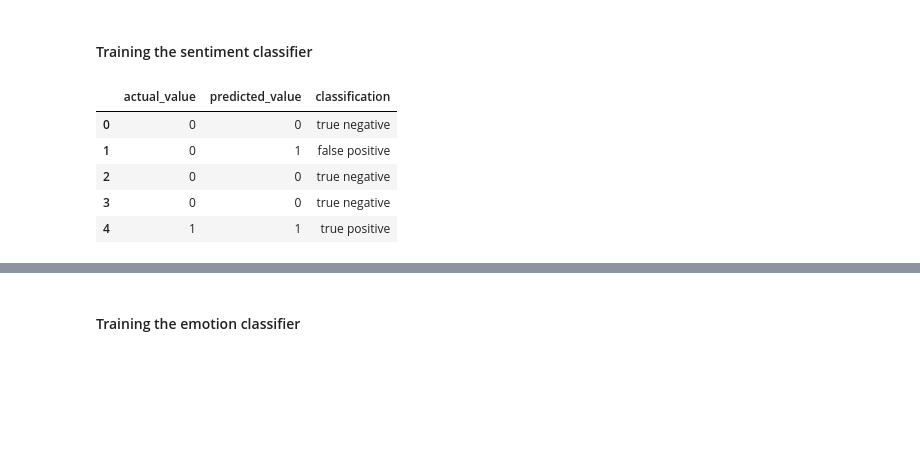
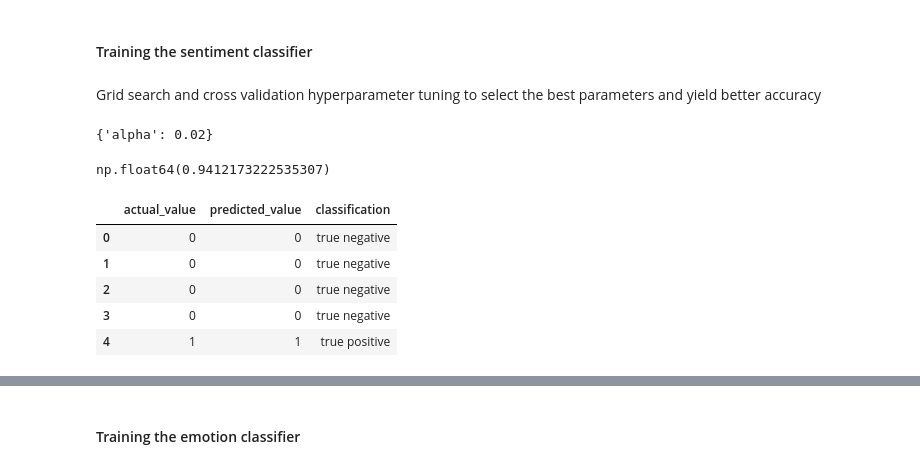
Before and after one commit to hyoaru/anonalyze-process, a Jupyter notebook: models/sentiment-emotion-classification/model-training-process.ipynb, the cells around one changed output, grey strips where cells are left out. Cells and saved outputs as stored; diff of their text form; code cells hidden in the pictures; blank space fills up the shorter version.

Commit message:
[add] cross validation to improve models accuracy

```diff
--- a/models/sentiment-emotion-classification/model-training-process.ipynb
+++ b/models/sentiment-emotion-classification/model-training-process.ipynb
@@ -310,6 +351,22 @@ x_sentiment_train, x_sentiment_test, y_sentiment_train, y_sentiment_test = train
   test_size=0.25,
   random_state=42,
   stratify=y_sentiment, )
+
+selector_sentiment.fit(
+  vectorizer.transform(x_sentiment_train),
+  y_sentiment_train, )
+
+x_sentiment_train_selected = (
+  Transformer(x_sentiment_train)
+  .vectorizer()
+  .selector(selector_sentiment)
+  .get_value())
+
+x_sentiment_test_selected = (
+  Transformer(x_sentiment_test)
+  .vectorizer()
+  .selector(selector_sentiment)
+  .get_value())
 # %%
 x_emotion_train, x_emotion_test, y_emotion_train, y_emotion_test = train_test_split(
   x, y_emotion,
@@ -325,26 +394,50 @@ model_sentiment = MultinomialNB(alpha=1).fit(
+# %%
+model_sentiment = MultinomialNB()
+# %% [markdown]
+Grid search and cross validation hyperparameter tuning to select the best parameters and yield better accuracy
+# %%
+gridsearch_model_sentiment = GridSearchCV(
+  estimator=model_sentiment,
+  param_grid={'alpha': [0.02, 0.05, 0.1, 0.2, 0.3, 0.4, 0.8, 0.9, 1.0, 1.1, 1.2]},
+  cv=5,
+  scoring='accuracy', )
+
+gridsearch_model_sentiment.fit(
+  x_sentiment_train_selected,
+  y_sentiment_train, )
+
+gridsearch_model_sentiment.best_params_
+# %% [output]
+{'alpha': 0.02}
+# %%
+gridsearch_model_sentiment.best_score_
+# %% [output]
+np.float64(0.9412173222535307)
+# %%
+model_sentiment = gridsearch_model_sentiment.best_estimator_
 # %%
 df_sentiment_results = pd.DataFrame({
   'actual_value': y_sentiment_test,
-  'predicted_value': model_sentiment.predict(transformer.transform(x_sentiment_test))
+  'predicted_value': model_sentiment.predict(x_sentiment_test_selected)
 })
 
 df_sentiment_results['classification'] = df_sentiment_results.apply(
   lambda x:
     'true positive' if x['actual_value'] == 1 and x['predicted_value'] == 1 else
     'true negative' if x['actual_value'] == 0 and x['predicted_value'] == 0 else
     'true neutral' if x['actual_value'] == 2 and x['predicted_value'] == 2 else
     'false positive' if x['actual_value'] != 1 and x['predicted_value'] == 1 else
     'false negative' if x['actual_value'] != 0 and x['predicted_value'] == 0 else
     'false neutral' if x['actual_value'] != 2 and x['predicted_value'] == 2 else
     None
   , axis=1
 )
 
 df_sentiment_results.head()
 # %% [output]
 |  | actual_value | predicted_value | classification |
 | 0 | 0 | 0 | true negative |
-| 1 | 0 | 1 | false positive |
+| 1 | 0 | 0 | true negative |
 | 2 | 0 | 0 | true negative |
 | 3 | 0 | 0 | true negative |
 | 4 | 1 | 1 | true positive |
```
Also changed, not shown: parts of 23 cells of this notebook.
